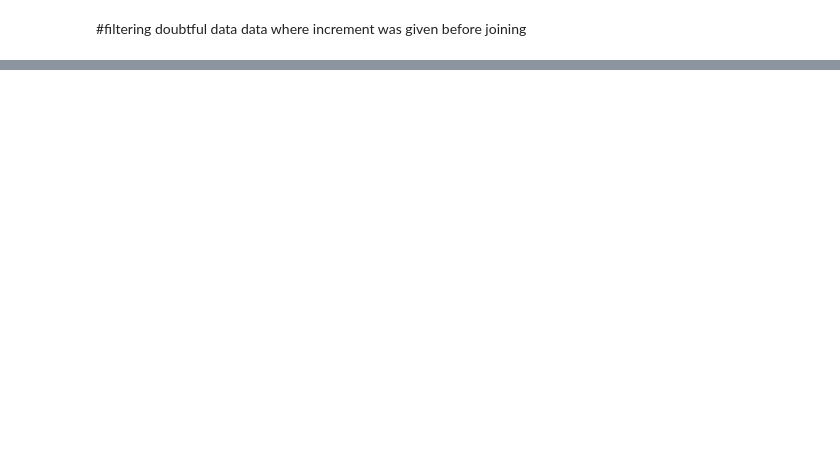
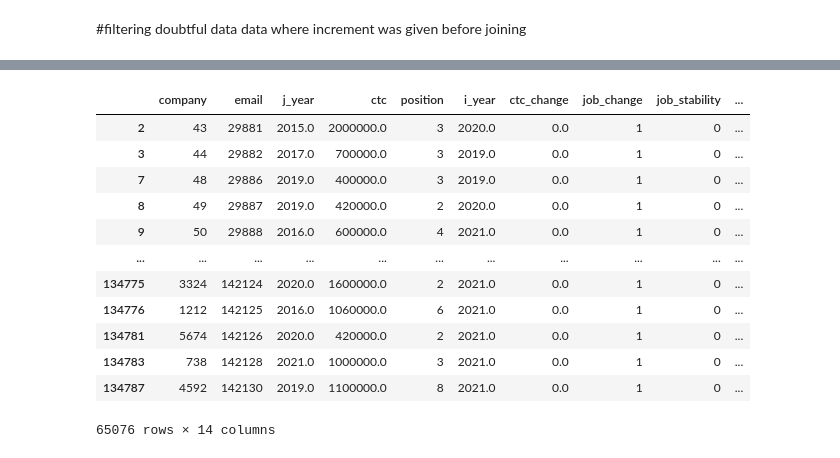
Before and after one commit to ashishkumarsaklani/AIML, a Jupyter notebook: Clustering_Pro.ipynb, the cells around one changed output, grey strips where cells are left out. Drawn from its saved outputs; the diff is of its cells as text; code cells hidden in the pictures; blank space fills up the shorter version.

```diff
--- a/Clustering_Pro.ipynb
+++ b/Clustering_Pro.ipynb
@@ -457,3 +480,20 @@ i_year Outlier count: 2610
 i_year Outlier Percentage: 1.41 %
 # %% [markdown]
 #Checking for Missing Values
+# %%
+
+# Count the number of rows with NaN values
+nan_count = df.isna().any(axis=1).sum()
+
+# Drop rows with NaN values
+df.dropna(inplace=True)
+
+print(f"Dropped {nan_count} rows with NaN values.")
+
+
+
+# Check if there are any NaN values in the DataFrame
+if df.isna().any().any():
+    print("There are NaN values in the DataFrame.")
+else:
+    print("There are no NaN values in the DataFrame.")
@@ -586,0 +721,16 @@ df = df[~(df['position'] != df['predicted'])]
+# %%
+df
+# %% [output]
+|  | company | email | j_year | ctc | position | i_year | ctc_change | job_change | job_stability | ... |
+| 2 | 43 | 29881 | 2015.0 | 2000000.0 | 3 | 2020.0 | 0.0 | 1 | 0 | ... |
+| 3 | 44 | 29882 | 2017.0 | 700000.0 | 3 | 2019.0 | 0.0 | 1 | 0 | ... |
+| 7 | 48 | 29886 | 2019.0 | 400000.0 | 3 | 2019.0 | 0.0 | 1 | 0 | ... |
+| 8 | 49 | 29887 | 2019.0 | 420000.0 | 2 | 2020.0 | 0.0 | 1 | 0 | ... |
+| 9 | 50 | 29888 | 2016.0 | 600000.0 | 4 | 2021.0 | 0.0 | 1 | 0 | ... |
+| ... | ... | ... | ... | ... | ... | ... | ... | ... | ... | ... |
+| 134775 | 3324 | 142124 | 2020.0 | 1600000.0 | 2 | 2021.0 | 0.0 | 1 | 0 | ... |
+| 134776 | 1212 | 142125 | 2016.0 | 1060000.0 | 6 | 2021.0 | 0.0 | 1 | 0 | ... |
+| 134781 | 5674 | 142126 | 2020.0 | 420000.0 | 2 | 2021.0 | 0.0 | 1 | 0 | ... |
+| 134783 | 738 | 142128 | 2021.0 | 1000000.0 | 3 | 2021.0 | 0.0 | 1 | 0 | ... |
+| 134787 | 4592 | 142130 | 2019.0 | 1100000.0 | 8 | 2021.0 | 0.0 | 1 | 0 | ... |
+65076 rows × 14 columns
```
Also changed, not shown: parts of 18 cells of this notebook.
